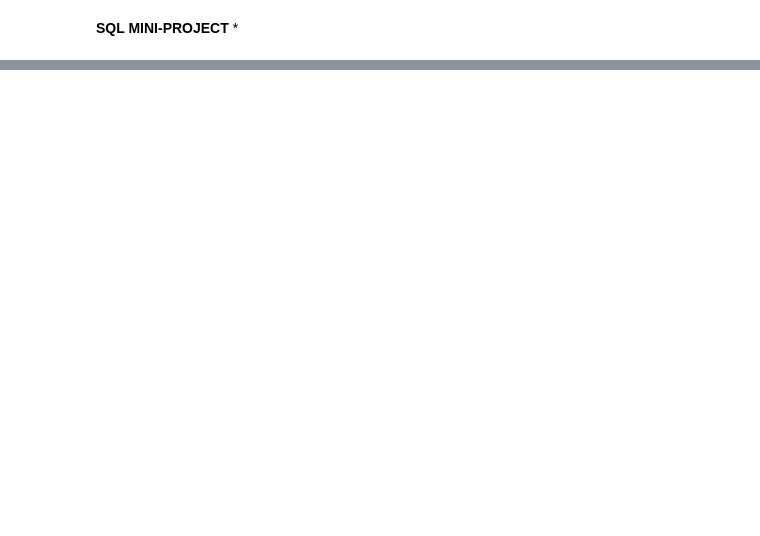
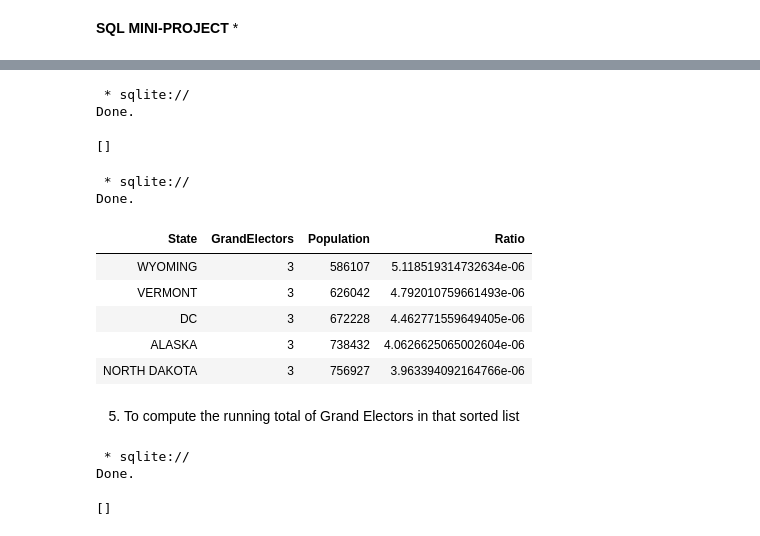
Before and after one commit to kahuroA/SQL-PRACTICE, a Jupyter notebook: SQL_MINI_PROJECT.ipynb, the cells around one changed output, grey strips where cells are left out. Cells and saved outputs as stored; diff of their text form; code cells hidden in the pictures; blank space fills up the shorter version.

```diff
--- a/SQL_MINI_PROJECT.ipynb
+++ b/SQL_MINI_PROJECT.ipynb
@@ -252,0 +160,36 @@ Done.
+# %%
+%%sql
+CREATE TABLE Sorted AS
+SELECT * FROM Combined
+ORDER BY Ratio DESC;
+# %% [output]
+ * sqlite://
+Done.
+[]
+# %%
+%%sql
+--let us view the new table with ratio sorted in decreasing order
+SELECT * FROM Sorted LIMIT 5;
+# %% [output]
+ * sqlite://
+Done.
+| State | GrandElectors | Population | Ratio |
+| WYOMING | 3 | 586107 | 5.118519314732634e-06 |
+| VERMONT | 3 | 626042 | 4.792010759661493e-06 |
+| DC | 3 | 672228 | 4.462771559649405e-06 |
+| ALASKA | 3 | 738432 | 4.0626625065002604e-06 |
+| NORTH DAKOTA | 3 | 756927 | 3.963394092164766e-06 |
+# %% [markdown]
+5. To compute the running total of Grand Electors in that sorted list
+# %%
+%%sql
+CREATE TABLE Sorted_Cummulative AS
+SELECT
+    t.State,t.GrandElectors,t.Population,t.Ratio,
+    (SELECT Sum(r.GrandElectors) FROM Sorted as r WHERE t.Ratio <= r.Ratio) AS Cummulative
+FROM Sorted as t
+Group By t.Ratio ORDER BY t.Ratio DESC;
+# %% [output]
+ * sqlite://
+Done.
+[]
```
Also changed, not shown: parts of 46 cells of this notebook.
